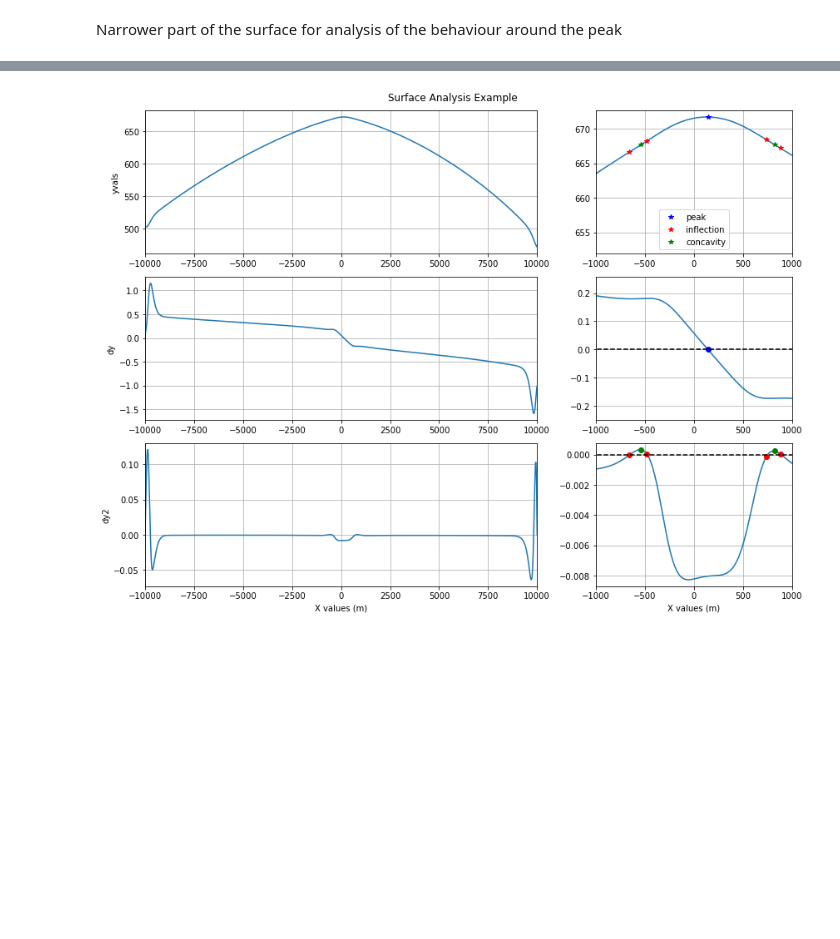
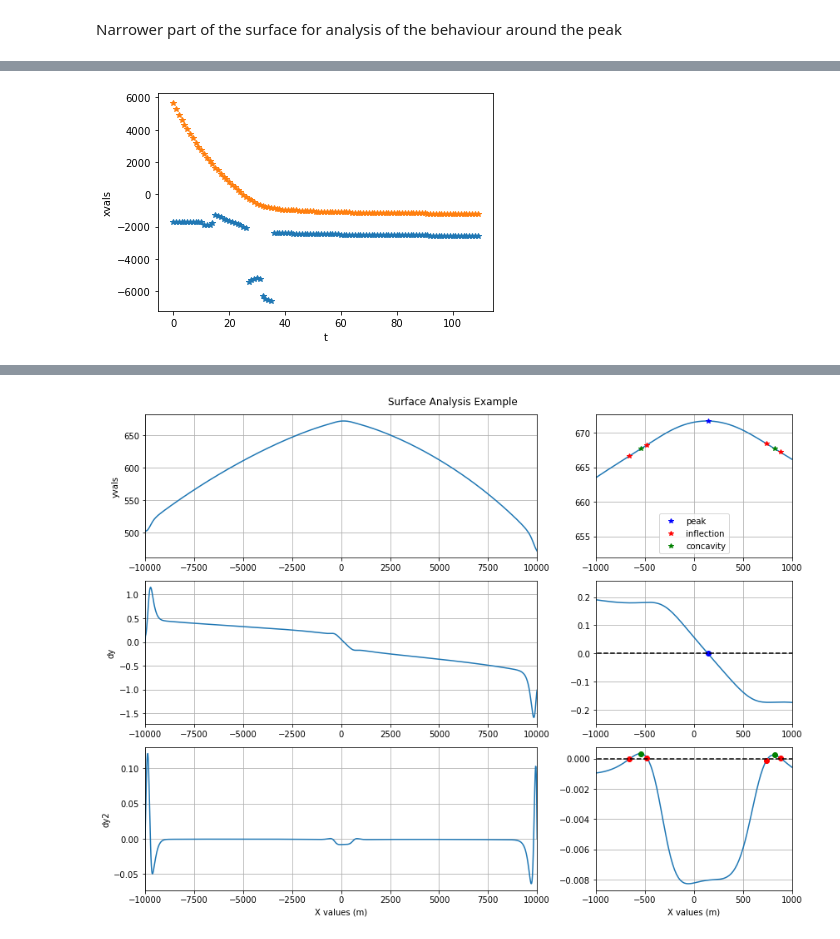
Before and after one commit to janeeleven/rces-final-project, a Jupyter notebook: ice_rise_xarray.ipynb, the cells around one changed output, grey strips where cells are left out. Cells and saved outputs as stored; diff of their text form; code cells hidden in the pictures; blank space fills up the shorter version.

```diff
--- a/ice_rise_xarray.ipynb
+++ b/ice_rise_xarray.ipynb
@@ -166,0 +279,7 @@ Data variables:
+# %%
+gs = concdat.sel(ynode = (concdat.ynode.shape[0] - 1)).groupby('xnode')
+
+for gname, gp in gs:
+    gp.xvals.plot(marker = '*',linestyle='None')
+# %% [output]
+[figure, added]
```
Also changed, not shown: parts of 26 cells of this notebook.
